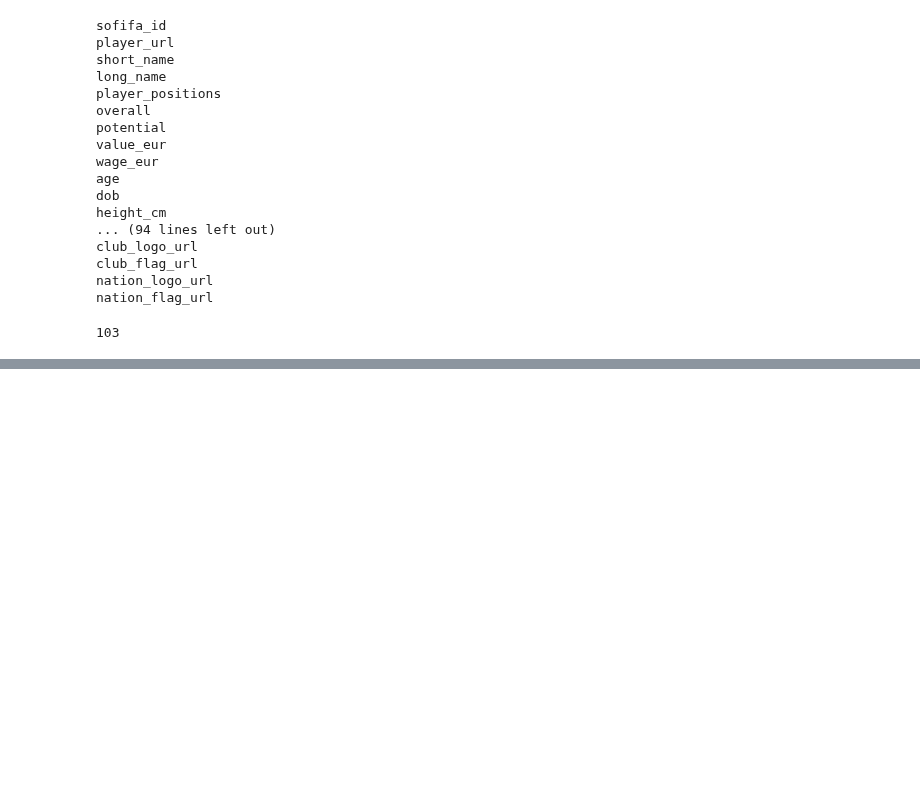
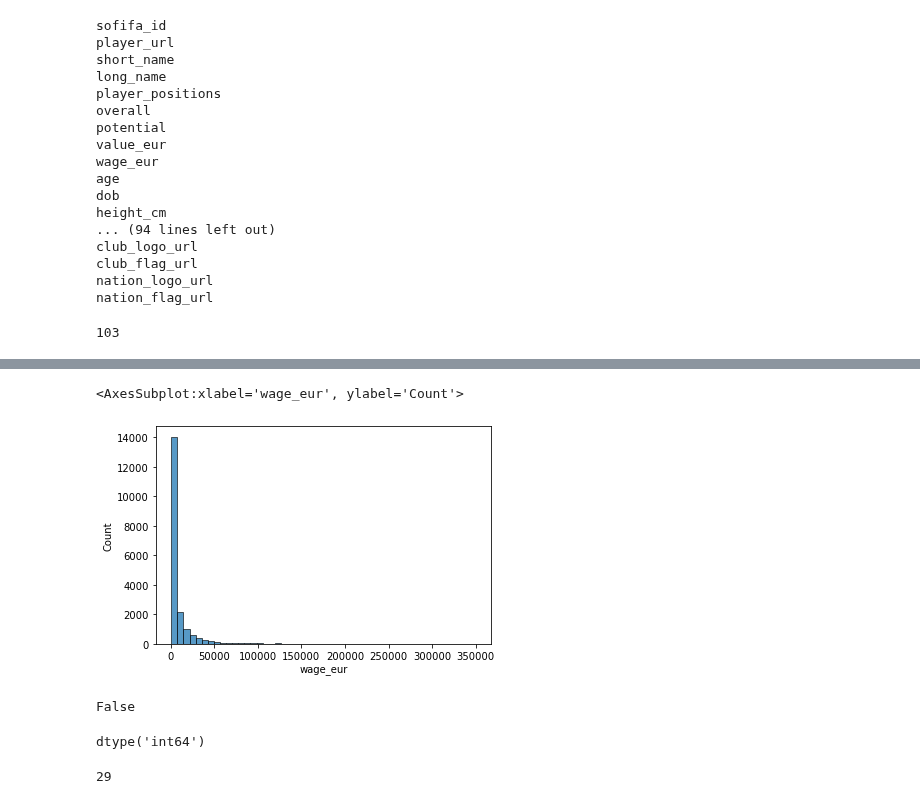
Before and after one commit to ironhack-bcn-data-pt/PR06-Machine-Learning-Group-Project, a Jupyter notebook: Project_06.ipynb, the cells around one changed output, grey strips where cells are left out. Cells and saved outputs as stored; diff of their text form; code cells hidden in the pictures; blank space fills up the shorter version.

```diff
--- a/Project_06.ipynb
+++ b/Project_06.ipynb
@@ -594,0 +612,10 @@ male_df.value_eur.nsmallest(10).hist()
+# %%
+sns.histplot(data=male_df,x='wage_eur',bins=50)
+# %% [output]
+<AxesSubplot:xlabel='wage_eur', ylabel='Count'>
+[figure, added]
+# %%
+z,p = kstest(male_df.wage_eur, 'norm', alternative='less')
+print(p < 0.05)
+# %% [output]
+False
@@ -594,0 +626,8 @@ male_df.value_eur.nsmallest(10).hist()
+# %%
+male_df.age.dtype
+# %% [output]
+dtype('int64')
+# %%
+len(male_df.age.unique())
+# %% [output]
+29
```
Also changed, not shown: parts of 68 cells of this notebook.
